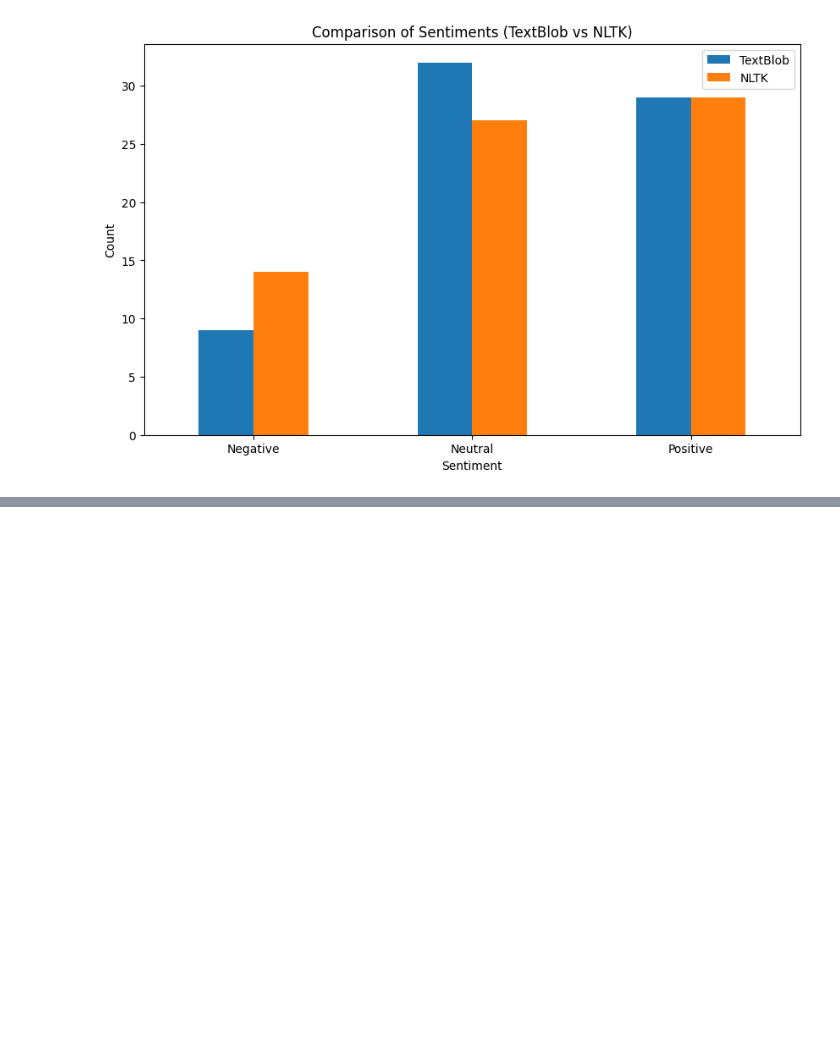
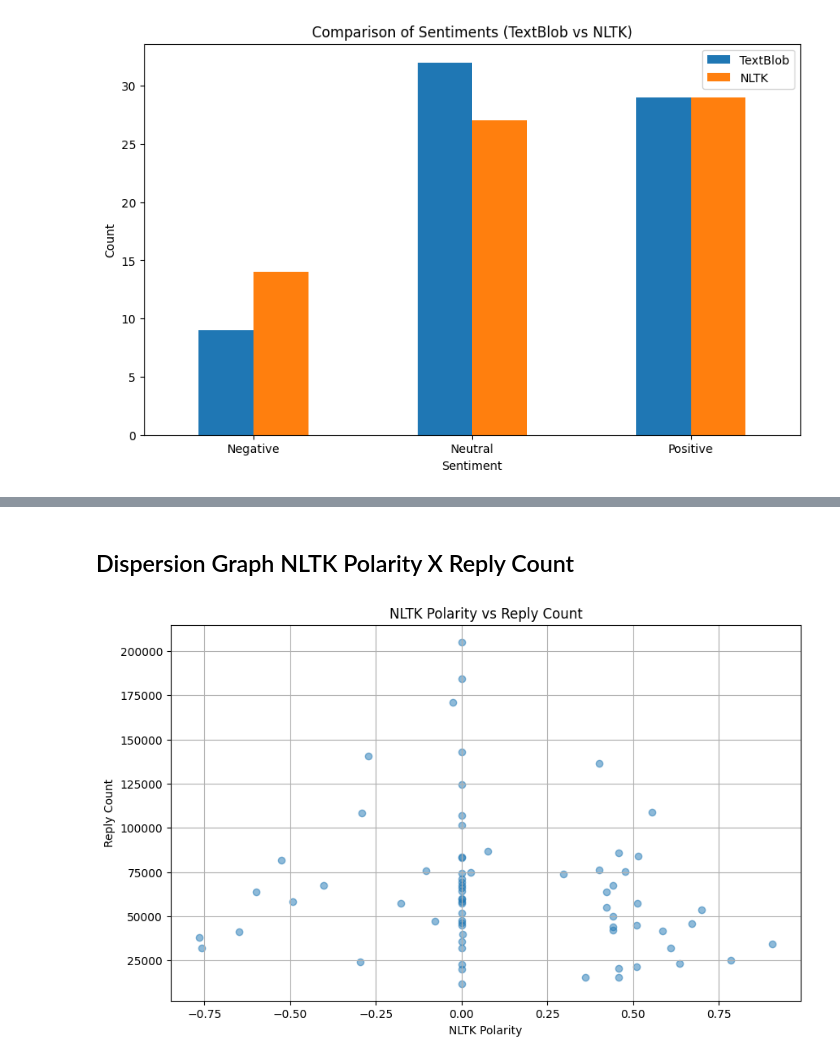
Before and after one commit to danielecalixto/x_twitter_engagement, a Jupyter notebook: tweet_sentiment.ipynb, the cells around one changed output, grey strips where cells are left out. Saved outputs shown, nothing was run; the diff lists cells and outputs as text; code cells hidden in the pictures; blank space fills up the shorter version.

```diff
--- a/tweet_sentiment.ipynb
+++ b/tweet_sentiment.ipynb
@@ -185,0 +241,14 @@ plt.show()
+# %% [markdown]
+## Dispersion Graph NLTK Polarity X Reply Count
+# %%
+df_sorted = df.sort_values(by='nltk_polarity')
+
+plt.figure(figsize=(10, 6))
+plt.scatter(df_sorted['nltk_polarity'], df_sorted['reply_count'], alpha=0.5)
+plt.xlabel('NLTK Polarity')
+plt.ylabel('Reply Count')
+plt.title('NLTK Polarity vs Reply Count')
+plt.grid(True)
+plt.show()
+# %% [output]
+[figure, added]
```
Also changed, not shown: parts of 32 cells of this notebook.
